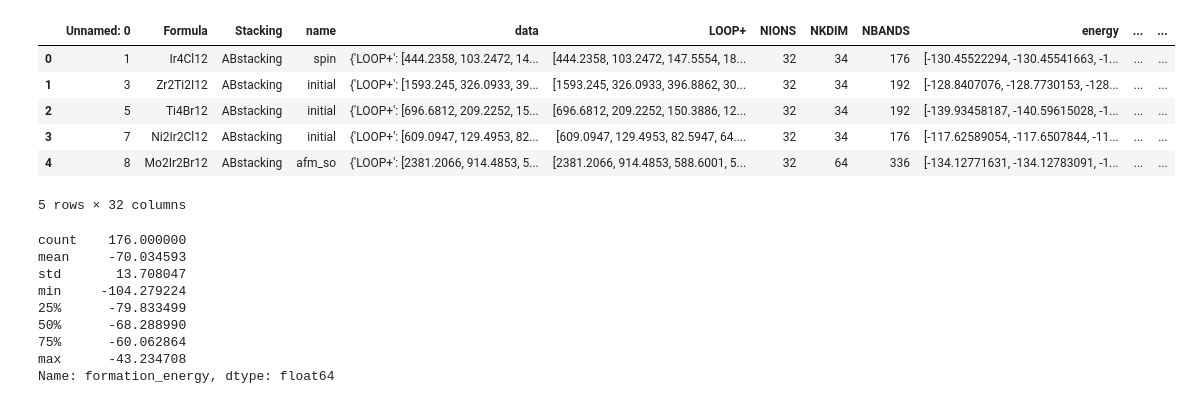
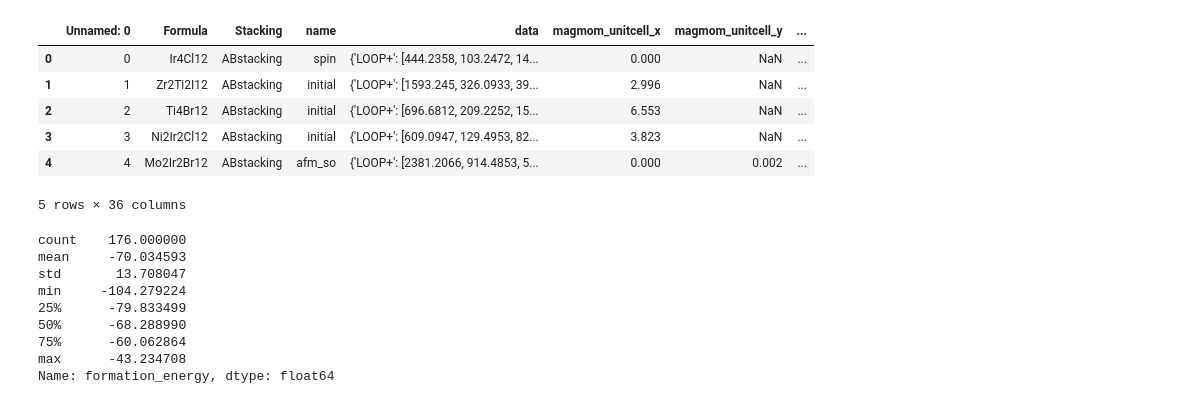
Before and after one commit to Aninditaa/BiLayer, a Jupyter notebook: BiLayer_2.ipynb, the cells around one changed output. Saved outputs shown, nothing was run; the diff lists cells and outputs as text; code cells hidden in the pictures.

```diff
--- a/BiLayer_2.ipynb
+++ b/BiLayer_2.ipynb
@@ -8,16 +8,16 @@ from pymatgen.ext.matproj import MPRester
 import seaborn as sns
 import matplotlib.pyplot as plt
 # %%
-df_filtered_finished_data = pd.read_csv("AAX.csv")
+df_filtered_finished_data = pd.read_csv("BiLayer_Data.csv")
 df_filtered_finished_data.head()
 # %% [output]
-|  | Unnamed: 0 | Formula | Stacking | name | data | LOOP+ | NIONS | NKDIM | NBANDS | energy | ... | ... |
-| 0 | 1 | Ir4Cl12 | ABstacking | spin | {'LOOP+': [444.2358, 103.2472, 14... | [444.2358, 103.2472, 147.5554, 18... | 32 | 34 | 176 | [-130.45522294, -130.45541663, -1... | ... | ... |
-| 1 | 3 | Zr2Ti2I12 | ABstacking | initial | {'LOOP+': [1593.245, 326.0933, 39... | [1593.245, 326.0933, 396.8862, 30... | 32 | 34 | 192 | [-128.8407076, -128.7730153, -128... | ... | ... |
-| 2 | 5 | Ti4Br12 | ABstacking | initial | {'LOOP+': [696.6812, 209.2252, 15... | [696.6812, 209.2252, 150.3886, 12... | 32 | 34 | 192 | [-139.93458187, -140.59615028, -1... | ... | ... |
-| 3 | 7 | Ni2Ir2Cl12 | ABstacking | initial | {'LOOP+': [609.0947, 129.4953, 82... | [609.0947, 129.4953, 82.5947, 64.... | 32 | 34 | 176 | [-117.62589054, -117.6507844, -11... | ... | ... |
-| 4 | 8 | Mo2Ir2Br12 | ABstacking | afm_so | {'LOOP+': [2381.2066, 914.4853, 5... | [2381.2066, 914.4853, 588.6001, 5... | 32 | 64 | 336 | [-134.12771631, -134.12783091, -1... | ... | ... |
+|  | Unnamed: 0 | Formula | Stacking | name | data | magmom_unitcell_x | magmom_unitcell_y | ... |
+| 0 | 0 | Ir4Cl12 | ABstacking | spin | {'LOOP+': [444.2358, 103.2472, 14... | 0.000 | NaN | ... |
+| 1 | 1 | Zr2Ti2I12 | ABstacking | initial | {'LOOP+': [1593.245, 326.0933, 39... | 2.996 | NaN | ... |
+| 2 | 2 | Ti4Br12 | ABstacking | initial | {'LOOP+': [696.6812, 209.2252, 15... | 6.553 | NaN | ... |
+| 3 | 3 | Ni2Ir2Cl12 | ABstacking | initial | {'LOOP+': [609.0947, 129.4953, 82... | 3.823 | NaN | ... |
+| 4 | 4 | Mo2Ir2Br12 | ABstacking | afm_so | {'LOOP+': [2381.2066, 914.4853, 5... | 0.000 | 0.002 | ... |
-5 rows × 32 columns
+5 rows × 36 columns
 # %%
 from statistics import mean, median
 
```
Also changed, not shown: parts of 26 cells of this notebook, 8 other files.
